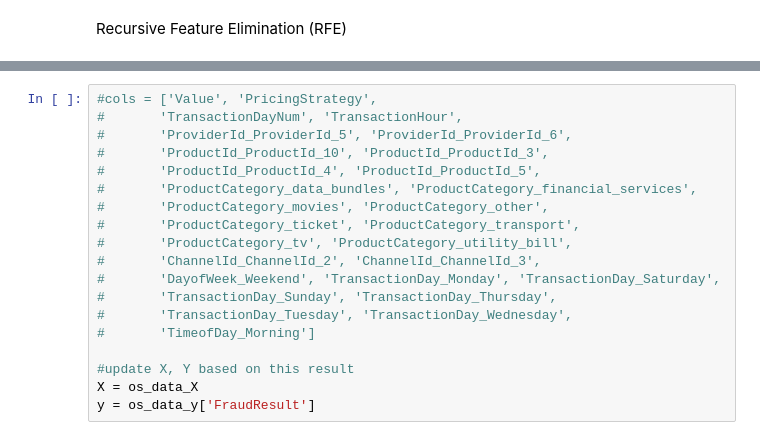
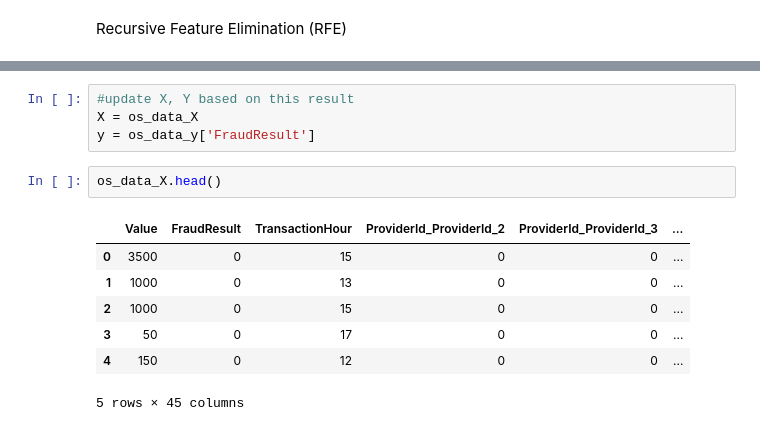
Before and after one commit to wkirui/sturdy-xente, a Jupyter notebook: Xente Fraud Detection Model.ipynb, the cells around one changed output, grey strips where cells are left out. Drawn from its saved outputs; the diff is of its cells as text.

```diff
--- a/Xente Fraud Detection Model.ipynb
+++ b/Xente Fraud Detection Model.ipynb
@@ -469,19 +467,14 @@ sns.heatmap(corr, cmap=colormap, annot=False, fmt=".2f")
 # %%
-#cols = ['Value', 'PricingStrategy',
-#       'TransactionDayNum', 'TransactionHour',
-#       'ProviderId_ProviderId_5', 'ProviderId_ProviderId_6',
-#       'ProductId_ProductId_10', 'ProductId_ProductId_3',
-#       'ProductId_ProductId_4', 'ProductId_ProductId_5',
-#       'ProductCategory_data_bundles', 'ProductCategory_financial_services',
-#       'ProductCategory_movies', 'ProductCategory_other',
-#       'ProductCategory_ticket', 'ProductCategory_transport',
-#       'ProductCategory_tv', 'ProductCategory_utility_bill',
-#       'ChannelId_ChannelId_2', 'ChannelId_ChannelId_3',
-#       'DayofWeek_Weekend', 'TransactionDay_Monday', 'TransactionDay_Saturday',
-#       'TransactionDay_Sunday', 'TransactionDay_Thursday',
-#       'TransactionDay_Tuesday', 'TransactionDay_Wednesday',
-#       'TimeofDay_Morning']
-
 #update X, Y based on this result
 X = os_data_X
 y = os_data_y['FraudResult']
+# %%
+os_data_X.head()
+# %% [output]
+|  | Value | FraudResult | TransactionHour | ProviderId_ProviderId_2 | ProviderId_ProviderId_3 | ... |
+| 0 | 3500 | 0 | 15 | 0 | 0 | ... |
+| 1 | 1000 | 0 | 13 | 0 | 0 | ... |
+| 2 | 1000 | 0 | 15 | 0 | 0 | ... |
+| 3 | 50 | 0 | 17 | 0 | 0 | ... |
+| 4 | 150 | 0 | 12 | 0 | 0 | ... |
+5 rows × 45 columns
```
Also changed, not shown: parts of 30 cells of this notebook.
